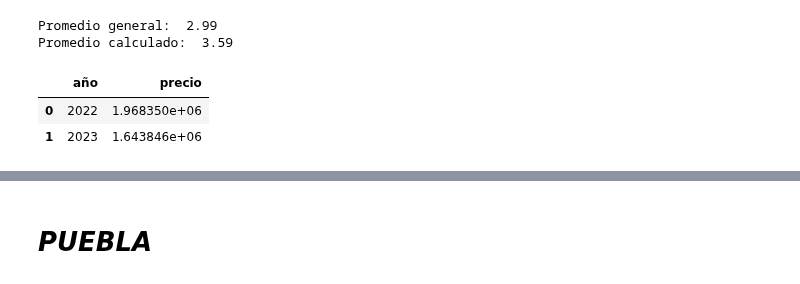
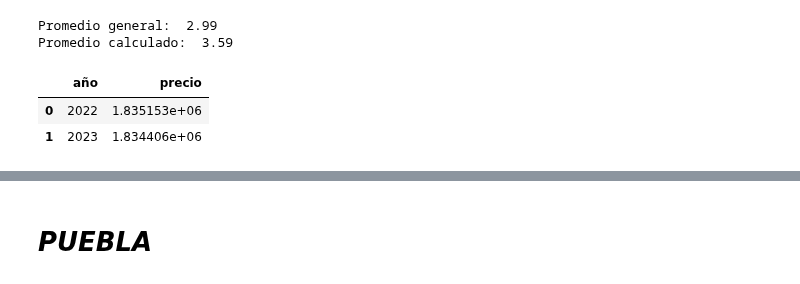
Before and after one commit to MiguelDWT4toCreativo/Datalpine, a Jupyter notebook: resources/jupyter/plusvalia_estimada.ipynb, the cells around one changed output, grey strips where cells are left out. Cells and saved outputs as stored; diff of their text form; code cells hidden in the pictures.

```diff
--- a/resources/jupyter/plusvalia_estimada.ipynb
+++ b/resources/jupyter/plusvalia_estimada.ipynb
@@ -444,6 +531,7 @@ fig.show()
 # %%
 # Calcular el incremento porcentual
 tulancingo_direct['incremento_porcentual'] = tulancingo_direct['conteo'].pct_change() * 100
+tulancingo_direct = tulancingo_direct.dropna(subset=['incremento_porcentual'])
 tulancingo_direct
 # %% [output]
 |  | año | conteo | incremento_porcentual |
@@ -453,6 +540,3 @@ tulancingo_direct
 | 3 | 2025 | 2044086.24 | 4.719538 |
 | 4 | 2026 | 2140557.67 | 4.719538 |
 | 5 | 2027 | 2241582.10 | 4.719538 |
-# %%
-tulancingo_direct = tulancingo_direct.dropna(axis=0)
-tulancingo_direct
@@ -600,13 +677,13 @@ print("Promedio calculado: ",promedio_cambio)
 Promedio general:  2.99
 Promedio calculado:  3.59
 # %%
-precio_media_anual = df_promedios_precio_mes.groupby('año')['precio_promedio'].median().reset_index()
+precio_media_anual = df_promedios_precio_mes.groupby('año')['precio_promedio'].mean().reset_index()
 precio_media_anual.rename(columns={'precio_promedio': 'precio'}, inplace=True)
 precio_media_anual
 # %% [output]
 |  | año | precio |
-| 0 | 2022 | 1.968350e+06 |
-| 1 | 2023 | 1.643846e+06 |
+| 0 | 2022 | 1.835153e+06 |
+| 1 | 2023 | 1.834406e+06 |
 # %%
 precio_media_anual['año'] = precio_media_anual['año'].astype(int)
 
```
Also changed, not shown: parts of 25 cells of this notebook, 19 other files.
